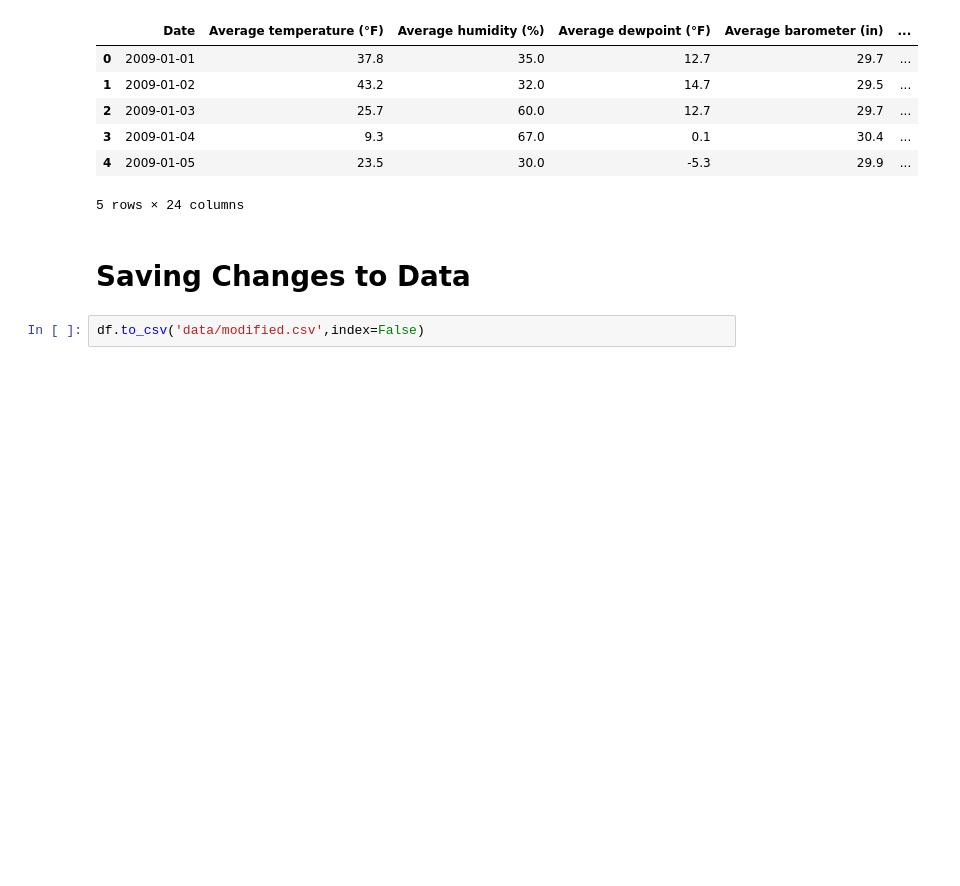
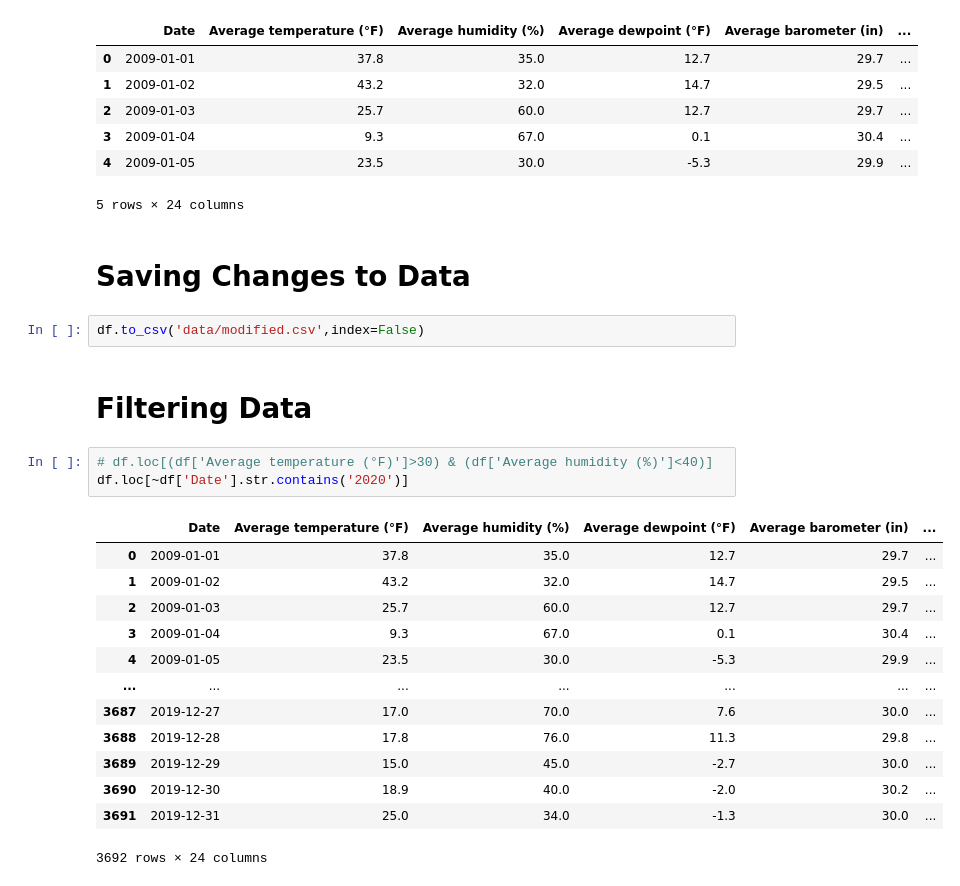
Before and after one commit to IRIDIXVdt/weather_analysis, a Jupyter notebook: dataAnalysis.ipynb, the cells around one changed output. Saved outputs shown, nothing was run; the diff lists cells and outputs as text; blank space fills up the shorter version.

Commit message:
filtering data

```diff
--- a/dataAnalysis.ipynb
+++ b/dataAnalysis.ipynb
@@ -64,3 +64,22 @@ df.head(5)
 # Saving Changes to Data
 # %%
 df.to_csv('data/modified.csv',index=False)
+# %% [markdown]
+# Filtering Data
+# %%
+# df.loc[(df['Average temperature (°F)']>30) & (df['Average humidity (%)']<40)]
+df.loc[~df['Date'].str.contains('2020')]
+# %% [output]
+|  | Date | Average temperature (°F) | Average humidity (%) | Average dewpoint (°F) | Average barometer (in) | ... |
+| 0 | 2009-01-01 | 37.8 | 35.0 | 12.7 | 29.7 | ... |
+| 1 | 2009-01-02 | 43.2 | 32.0 | 14.7 | 29.5 | ... |
+| 2 | 2009-01-03 | 25.7 | 60.0 | 12.7 | 29.7 | ... |
+| 3 | 2009-01-04 | 9.3 | 67.0 | 0.1 | 30.4 | ... |
+| 4 | 2009-01-05 | 23.5 | 30.0 | -5.3 | 29.9 | ... |
+| ... | ... | ... | ... | ... | ... | ... |
+| 3687 | 2019-12-27 | 17.0 | 70.0 | 7.6 | 30.0 | ... |
+| 3688 | 2019-12-28 | 17.8 | 76.0 | 11.3 | 29.8 | ... |
+| 3689 | 2019-12-29 | 15.0 | 45.0 | -2.7 | 30.0 | ... |
+| 3690 | 2019-12-30 | 18.9 | 40.0 | -2.0 | 30.2 | ... |
+| 3691 | 2019-12-31 | 25.0 | 34.0 | -1.3 | 30.0 | ... |
+3692 rows × 24 columns
```
Also changed, not shown: parts of 1 cell of this notebook.
